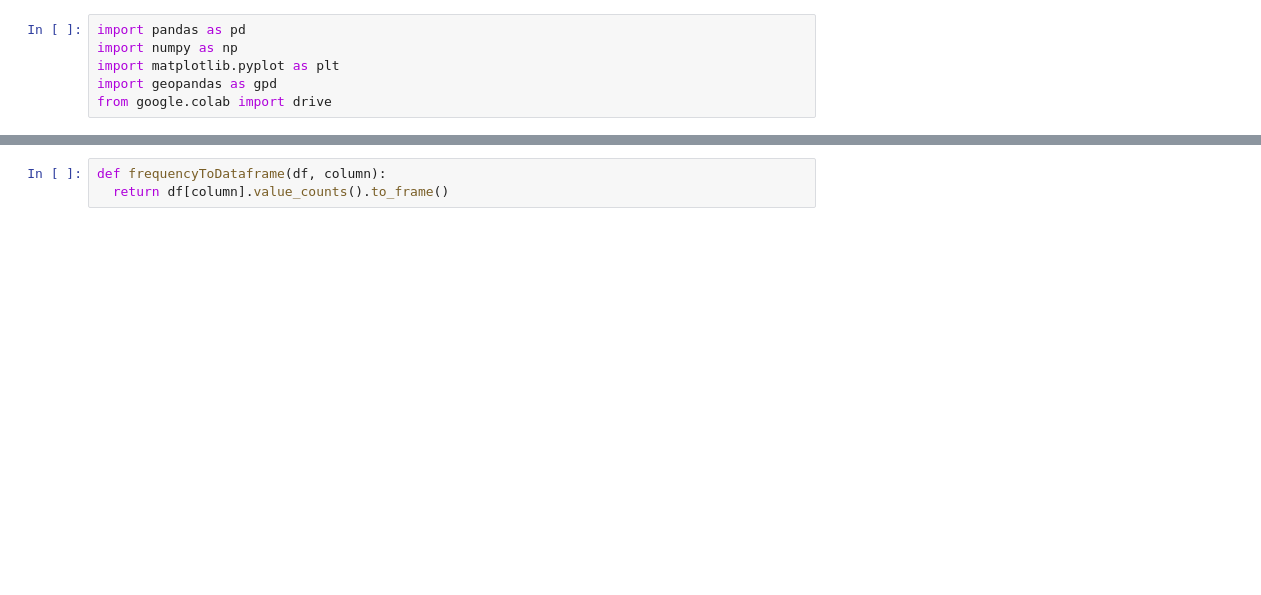
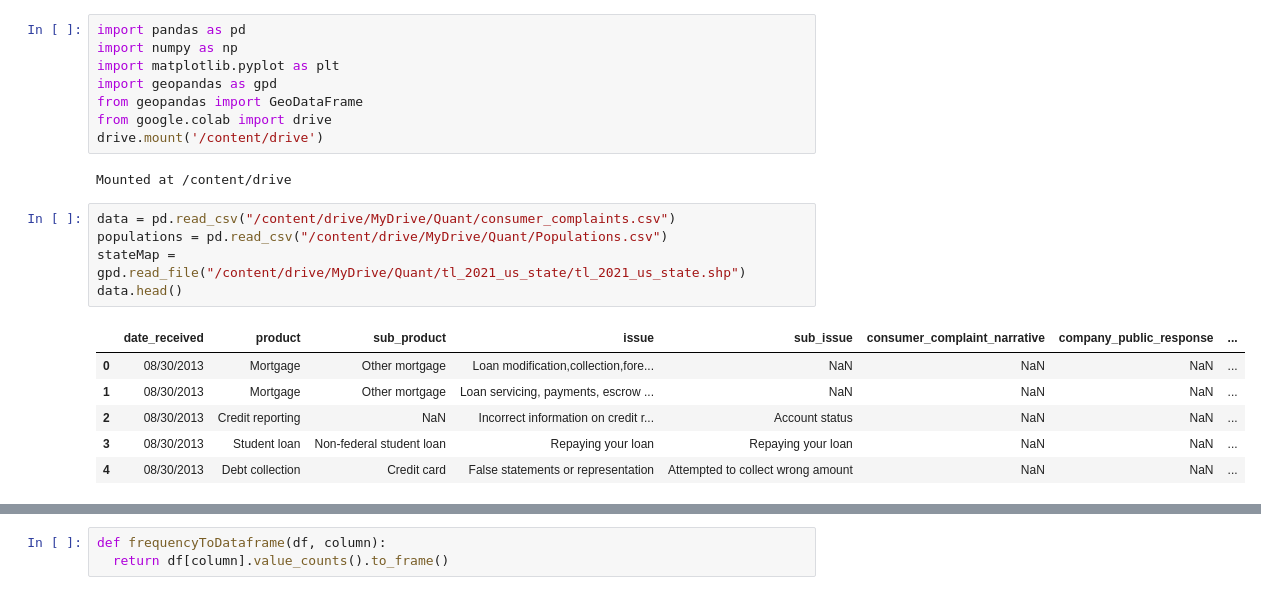
Before and after one commit to quantillinois/data-oa, a Jupyter notebook: ConsumerComplaints.ipynb, the cells around one changed output, grey strips where cells are left out. Cells and saved outputs as stored; diff of their text form; blank space fills up the shorter version.

```diff
--- a/ConsumerComplaints.ipynb
+++ b/ConsumerComplaints.ipynb
@@ -25,4 +29,20 @@ import pandas as pd
 import numpy as np
 import matplotlib.pyplot as plt
 import geopandas as gpd
+from geopandas import GeoDataFrame
 from google.colab import drive
+drive.mount('/content/drive')
+# %% [output]
+Mounted at /content/drive
+# %%
+data = pd.read_csv("/content/drive/MyDrive/Quant/consumer_complaints.csv")
+populations = pd.read_csv("/content/drive/MyDrive/Quant/Populations.csv")
+stateMap = gpd.read_file("/content/drive/MyDrive/Quant/tl_2021_us_state/tl_2021_us_state.shp")
+data.head()
+# %% [output]
+|  | date_received | product | sub_product | issue | sub_issue | consumer_complaint_narrative | company_public_response | ... |
+| 0 | 08/30/2013 | Mortgage | Other mortgage | Loan modification,collection,fore... | NaN | NaN | NaN | ... |
+| 1 | 08/30/2013 | Mortgage | Other mortgage | Loan servicing, payments, escrow ... | NaN | NaN | NaN | ... |
+| 2 | 08/30/2013 | Credit reporting | NaN | Incorrect information on credit r... | Account status | NaN | NaN | ... |
+| 3 | 08/30/2013 | Student loan | Non-federal student loan | Repaying your loan | Repaying your loan | NaN | NaN | ... |
+| 4 | 08/30/2013 | Debt collection | Credit card | False statements or representation | Attempted to collect wrong amount | NaN | NaN | ... |
```
Also changed, not shown: parts of 22 cells of this notebook.
